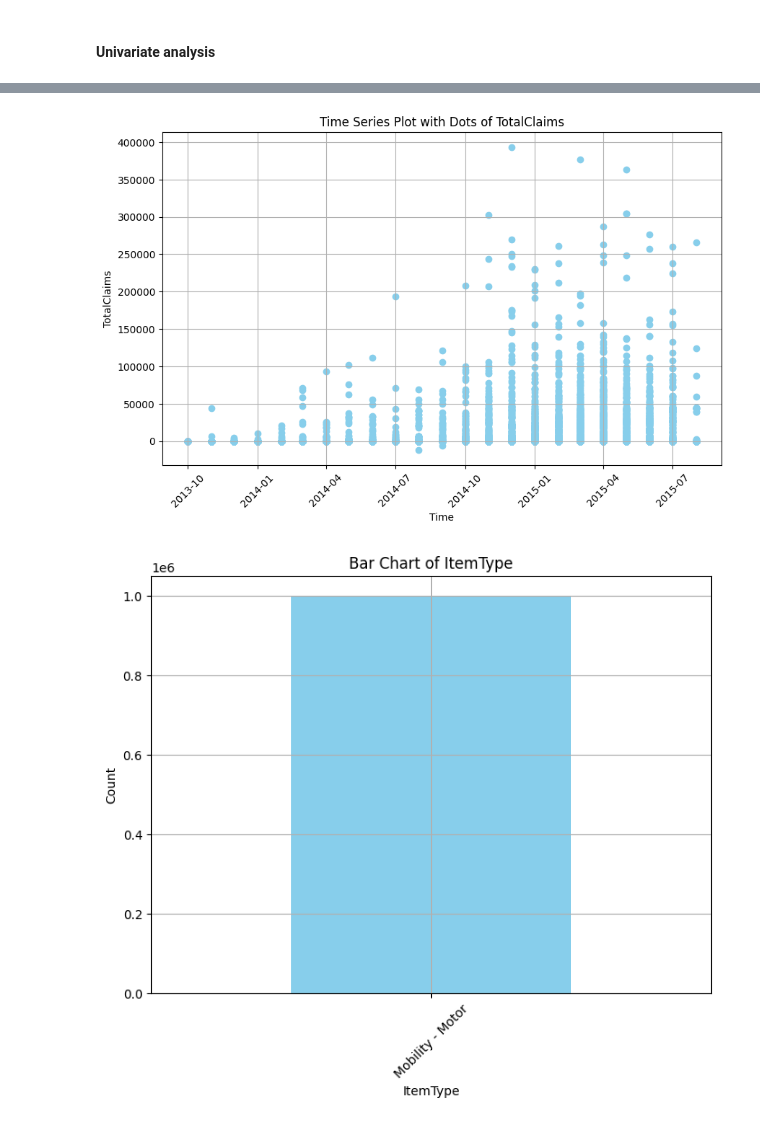
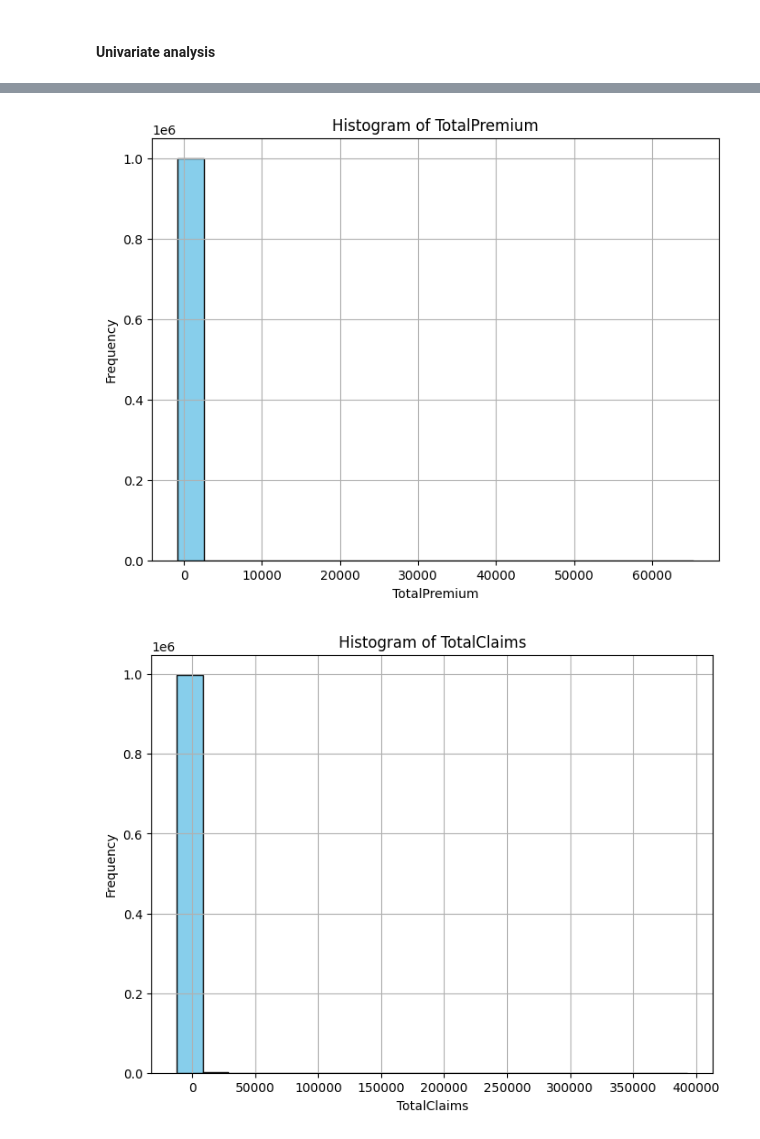
Before and after one commit to abrahamshimelis/AlphaCare-Insurance-Solutions, a Jupyter notebook: notebooks/descriptive-data-analysis.ipynb, the cells around one changed output, grey strips where cells are left out. Drawn from its saved outputs; the diff is of its cells as text; code cells hidden in the pictures.

```diff
--- a/notebooks/descriptive-data-analysis.ipynb
+++ b/notebooks/descriptive-data-analysis.ipynb
@@ -103,0 +88,9 @@ dtype: object
+# %%
+numerical_cols = [ 'TotalPremium', 'TotalClaims']
+
+categorical_cols = ['PostalCode','Citizenship', 'Province', 'VehicleType', 'RegistrationYear', 'make', 'Model', 'NewVehicle', 'CoverCategory', 'CoverType']
+
+df_numerical_cols = df[numerical_cols]
+print(len(df_numerical_cols.columns))
+df_categorical_cols = df[categorical_cols]
+print(len(df_categorical_cols.columns))
@@ -236,8 +174,6 @@ plot_categorical_bar_chart(df, 'Citizenship')
-# %%
-plot_time_series_dots(df, 'TransactionMonth', 'TotalClaims')
-# %% [output]
-[figure, removed]
-# %%
-plot_categorical_bar_chart(df_car_insured, 'ItemType')
-# %% [output]
-[figure, removed]
+# %%
+# plot histograms for numerical columns
+plot_histograms(df_numerical_cols)
+# %% [output]
+[figure, added]
+[figure, added]
```
Also changed, not shown: parts of 28 cells of this notebook, 1 other file.
